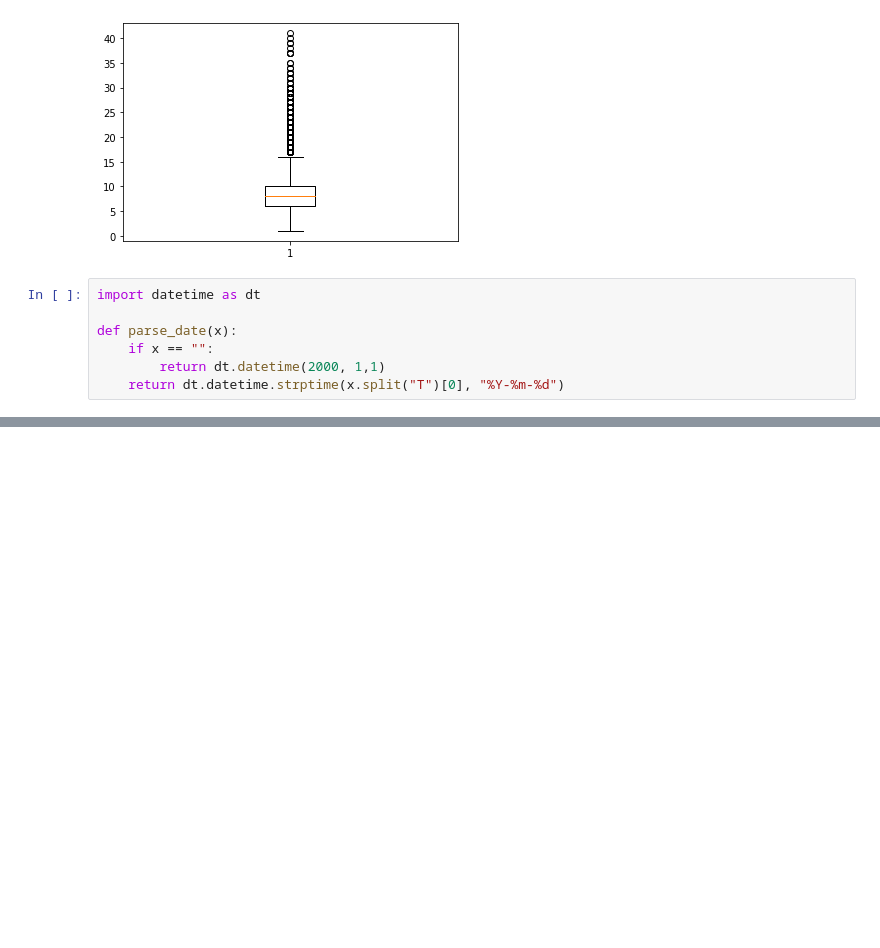
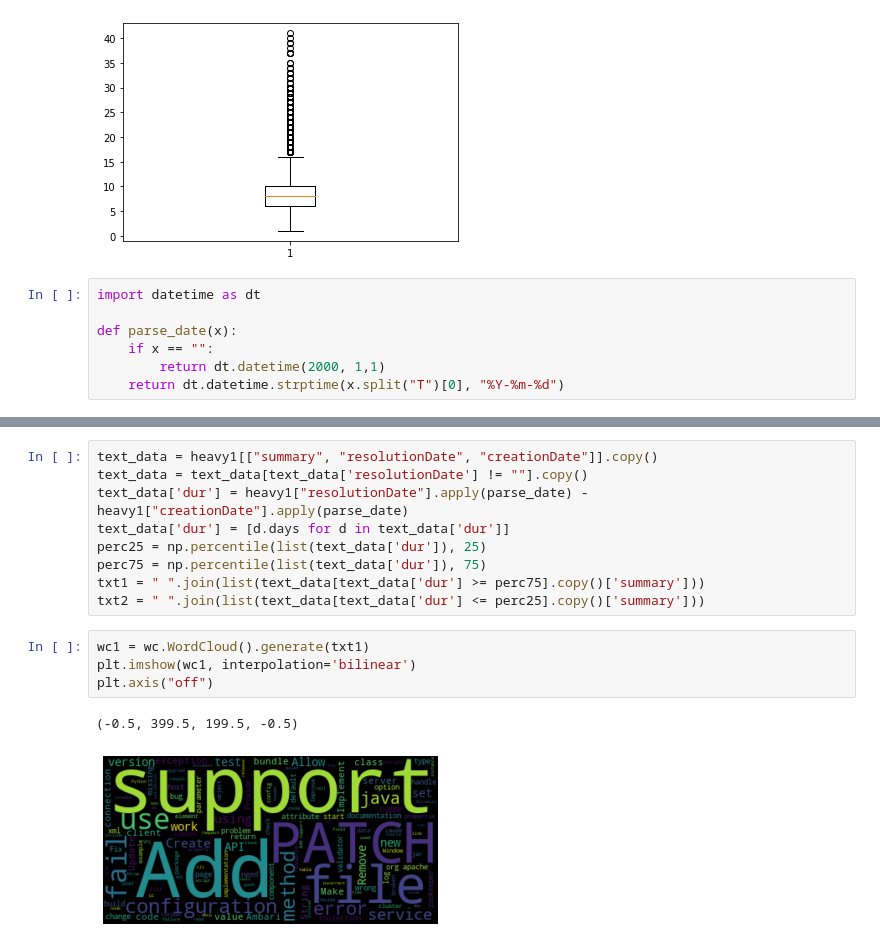
Before and after one commit to raulhigueras/tech-debt-NLP-analysis, a Jupyter notebook: notebooks/explore.ipynb, the cells around one changed output, grey strips where cells are left out. Saved outputs shown, nothing was run; the diff lists cells and outputs as text; blank space fills up the shorter version.

```diff
--- a/notebooks/explore.ipynb
+++ b/notebooks/explore.ipynb
@@ -222,0 +230,16 @@ TypeError: The DTypes <class 'numpy.dtype[float64]'> and <class 'numpy.dtype[tim
+# %%
+text_data = heavy1[["summary", "resolutionDate", "creationDate"]].copy()
+text_data = text_data[text_data['resolutionDate'] != ""].copy()
+text_data['dur'] = heavy1["resolutionDate"].apply(parse_date) - heavy1["creationDate"].apply(parse_date)
+text_data['dur'] = [d.days for d in text_data['dur']]
+perc25 = np.percentile(list(text_data['dur']), 25)
+perc75 = np.percentile(list(text_data['dur']), 75)
+txt1 = " ".join(list(text_data[text_data['dur'] >= perc75].copy()['summary']))
+txt2 = " ".join(list(text_data[text_data['dur'] <= perc25].copy()['summary']))
+# %%
+wc1 = wc.WordCloud().generate(txt1)
+plt.imshow(wc1, interpolation='bilinear')
+plt.axis("off")
+# %% [output]
+(-0.5, 399.5, 199.5, -0.5)
+[figure, added]
```
Also changed, not shown: parts of 16 cells of this notebook.
